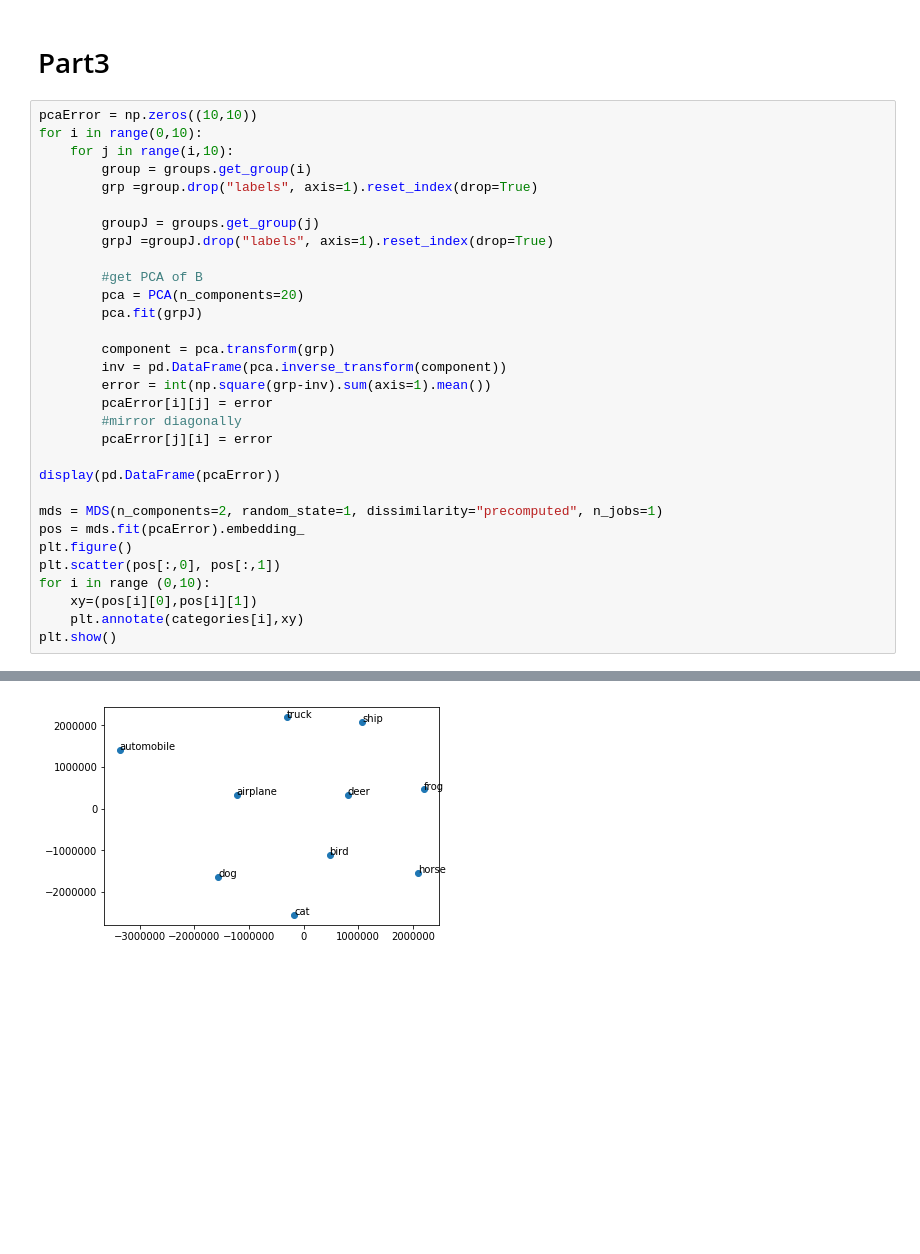
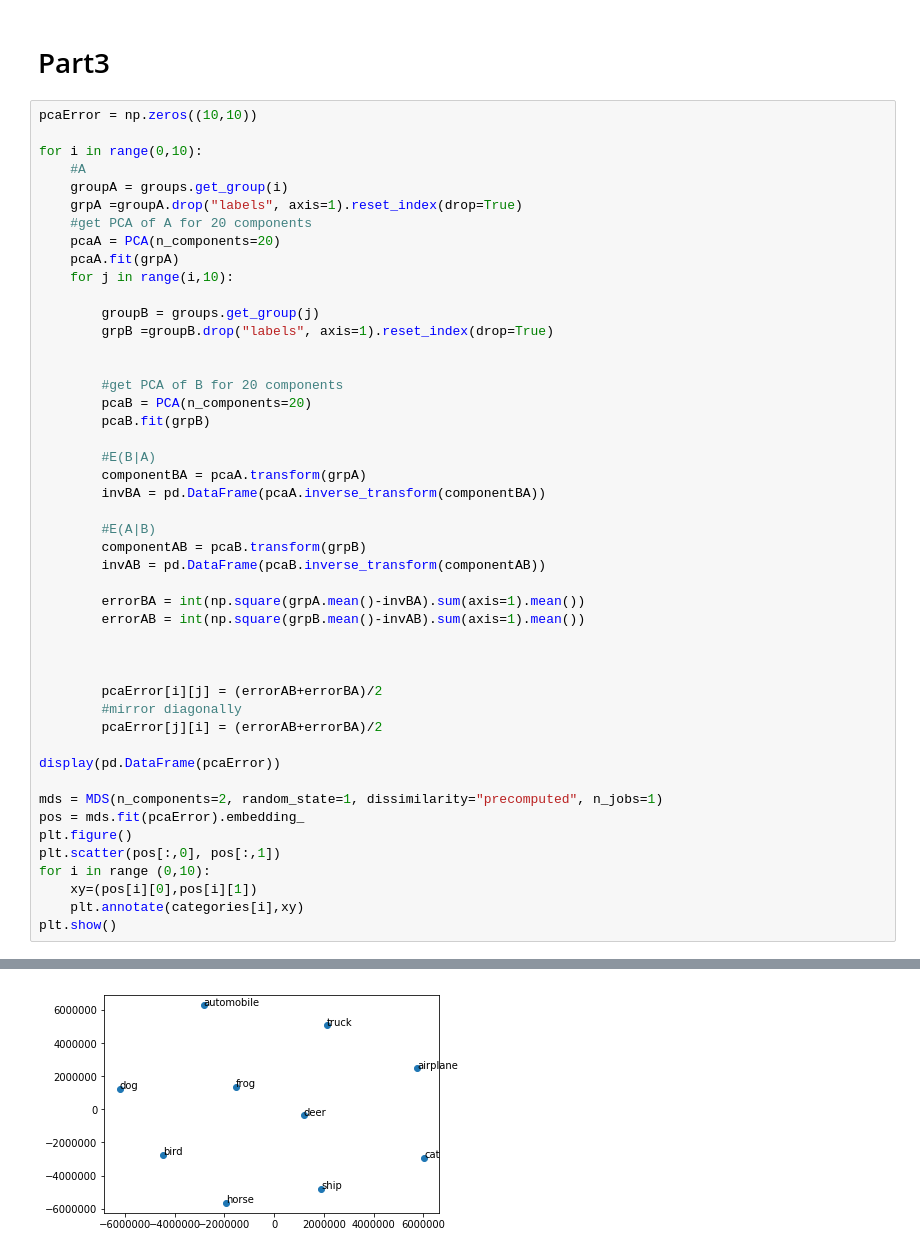
Before and after one commit to virajbhalala/CS498AppliedMachineLearning, a Jupyter notebook: CIFAR_Image_PCA/CIFAR_PCA.ipynb, the cells around one changed output, grey strips where cells are left out. Cells and saved outputs as stored; diff of their text form; blank space fills up the shorter version.

```diff
--- a/CIFAR_Image_PCA/CIFAR_PCA.ipynb
+++ b/CIFAR_Image_PCA/CIFAR_PCA.ipynb
@@ -203,24 +203,40 @@ plt.show()
 # Part3
 # %%
 pcaError = np.zeros((10,10))
+
 for i in range(0,10):
+    #A
+    groupA = groups.get_group(i)
+    grpA =groupA.drop("labels", axis=1).reset_index(drop=True)
+    #get PCA of A for 20 components
+    pcaA = PCA(n_components=20)
+    pcaA.fit(grpA)
     for j in range(i,10):
-        group = groups.get_group(i)
-        grp =group.drop("labels", axis=1).reset_index(drop=True)
 
-        groupJ = groups.get_group(j)
-        grpJ =groupJ.drop("labels", axis=1).reset_index(drop=True)
+        groupB = groups.get_group(j)
+        grpB =groupB.drop("labels", axis=1).reset_index(drop=True)
 
-        #get PCA of B
-        pca = PCA(n_components=20)
-        pca.fit(grpJ)
 
-        component = pca.transform(grp)
-        inv = pd.DataFrame(pca.inverse_transform(component))
-        error = int(np.square(grp-inv).sum(axis=1).mean())
-        pcaError[i][j] = error
+        #get PCA of B for 20 components
+        pcaB = PCA(n_components=20)
+        pcaB.fit(grpB)
+
+        #E(B|A)
+        componentBA = pcaA.transform(grpA)
+        invBA = pd.DataFrame(pcaA.inverse_transform(componentBA))
+
+        #E(A|B)
+        componentAB = pcaB.transform(grpB)
+        invAB = pd.DataFrame(pcaB.inverse_transform(componentAB))
+
+        errorBA = int(np.square(grpA.mean()-invBA).sum(axis=1).mean())
+        errorAB = int(np.square(grpB.mean()-invAB).sum(axis=1).mean())
+
+
+
+        pcaError[i][j] = (errorAB+errorBA)/2
         #mirror diagonally
-        pcaError[j][i] = error
+        pcaError[j][i] = (errorAB+errorBA)/2
 
 display(pd.DataFrame(pcaError))
 
@@ -247 +263 @@ plt.show()
-[figure, old version]
+[figure, new version]
```
Also changed, not shown: parts of 1 cell of this notebook.
